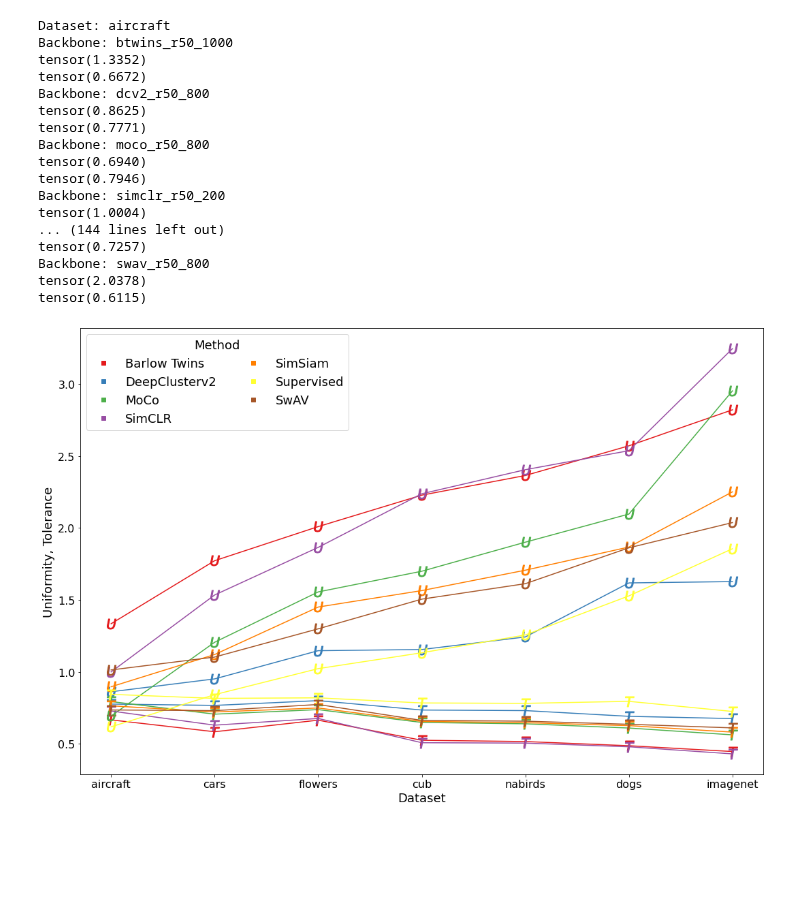
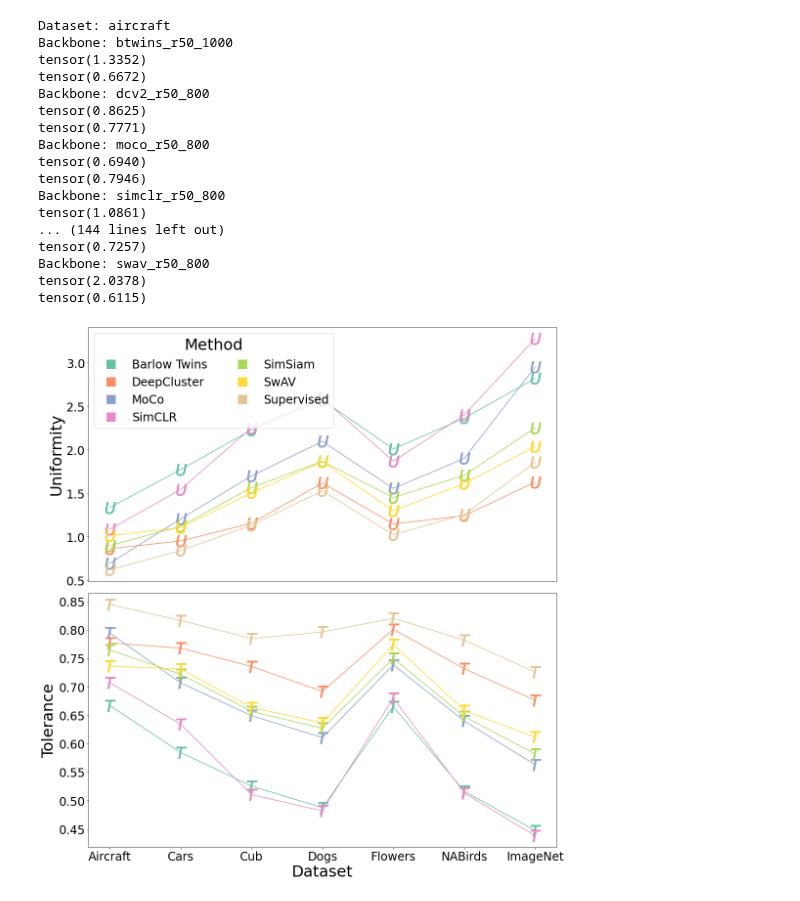
Before and after one commit to mgwillia/unsupervised-analysis, a Jupyter notebook: notebooks/uniformity.ipynb, the cells around one changed output. Saved outputs shown, nothing was run; the diff lists cells and outputs as text; code cells hidden in the pictures; blank space fills up the shorter version.

```diff
--- a/notebooks/uniformity.ipynb
+++ b/notebooks/uniformity.ipynb
@@ -15,7 +15,7 @@ def tolerance(x, l):
     return total_distances.mean() / (1 + l.max() - l.min())
 
 datasets = ['aircraft', 'cars', 'cub', 'dogs', 'flowers', 'nabirds', 'imagenet']
-backbones = ['btwins_r50_1000', 'dcv2_r50_800', 'moco_r50_800', 'simclr_r50_200', 'simsiam_r50_100', 'supervised_r50', 'swav_r50_800']
+backbones = ['btwins_r50_1000', 'dcv2_r50_800', 'moco_r50_800', 'simclr_r50_800', 'simsiam_r50_100', 'supervised_r50', 'swav_r50_800']
 
 results = {}
 for dataset in datasets:
@@ -52,8 +52,8 @@ tensor(0.7771)
 Backbone: moco_r50_800
 tensor(0.6940)
 tensor(0.7946)
-Backbone: simclr_r50_200
-tensor(1.0004)
+Backbone: simclr_r50_800
+tensor(1.0861)
 ... (144 lines left out)
 tensor(0.7257)
 Backbone: swav_r50_800
@@ -62,43 +62,53 @@ tensor(0.6115)
 # %%
 import matplotlib.pyplot as plt
 import numpy as np
-plt.rcParams["figure.figsize"] = (15,10)
-cmap = plt.get_cmap('Set1')
+plt.rcParams["figure.figsize"] = (15,16)
+cmap = plt.get_cmap('Set2')
 colormap = np.array(list(cmap.colors))
 
+title_size = 32
+tick_size = 24
+
 datasets = ['aircraft', 'cars', 'flowers', 'cub', 'nabirds', 'dogs', 'imagenet']
-method_names = ['Barlow Twins', 'DeepClusterv2', 'MoCo', 'SimCLR', 'SimSiam', 'Supervised', 'SwAV']
+method_names = ['Barlow Twins', 'DeepCluster', 'MoCo', 'SimCLR', 'SimSiam', 'SwAV', 'Supervised']
+backbones = ['btwins_r50_1000', 'dcv2_r50_800', 'moco_r50_800', 'simclr_r50_800', 'simsiam_r50_100', 'swav_r50_800', 'supervised_r50']
+datasets = ['Aircraft', 'Cars', 'Cub', 'Dogs', 'Flowers', 'NABirds', 'ImageNet']
 
-fig, ax = plt.subplots(1, 1)
+fig, axs = plt.subplots(2, 1)
 for i, backbone in enumerate(backbones):
     uniformities = []
     tolerances = []
     for j, dataset in enumerate(datasets):
-        uniformities.append(results[dataset][backbone]['uniformity'])
-        tolerances.append(results[dataset][backbone]['tolerance'])
-    ax.plot(uniformities, marker="$U$", markersize=15, c=colormap[i], label=backbone)
-    ax.plot(tolerances, marker="$T$", markersize=15, c=colormap[i])
+        uniformities.append(results[dataset.lower()][backbone]['uniformity'])
+        tolerances.append(results[dataset.lower()][backbone]['tolerance'])
+    axs[0].plot(uniformities, marker="$U$", markersize=tick_size, c=colormap[i], label=backbone)
+    axs[1].plot(tolerances, marker="$T$", markersize=tick_size, c=colormap[i])
 
-ax.set_xticks(list(range(0, len(datasets))))
-ax.set_xticklabels(datasets)
+axs[0].set_xticks([])
+axs[1].set_xticks(list(range(0, len(datasets))))
+axs[1].set_xticklabels(datasets)
 
-f = lambda m,c: plt.plot([],[],marker=m, color=c, ls="none")[0]
+f = lambda m,c: plt.plot([],[],marker=m, markersize=18, color=c, ls="none")[0]
 handles = [f("s", colormap[i]) for i in range(7)]
-ax.legend(handles,
+axs[0].legend(handles,
           method_names,
           title='Method',
-          title_fontsize=18,
+          title_fontsize=title_size,
           scatterpoints=1,
           ncol=2,
-          fontsize=18)
+          fontsize=24)
 
-ax.set_xlabel('Dataset', fontsize=18)
-ax.set_ylabel('Uniformity, Tolerance', fontsize=18)
-ax.tick_params(axis='both', which='major', labelsize=16)
-ax.tick_params(axis='both', which='minor', labelsize=16)
+axs[1].set_xlabel('Dataset', fontsize=title_size)
+axs[0].set_ylabel('Uniformity', fontsize=title_size)
+axs[1].set_ylabel('Tolerance', fontsize=title_size)
+
+axs[0].tick_params(axis='both', which='major', labelsize=tick_size)
+axs[0].tick_params(axis='both', which='minor', labelsize=tick_size)
+axs[1].tick_params(axis='both', which='major', labelsize=tick_size)
+axs[1].tick_params(axis='both', which='minor', labelsize=tick_size)
 
 fig.tight_layout()
 plt.savefig('uniformity_tolerance_curves', bbox_inches = 'tight',
     pad_inches = 0.1)
 # %% [output]
-[figure, old version]
+[figure, new version]
```
Also changed, not shown: parts of 1 cell of this notebook, 20 other files.
